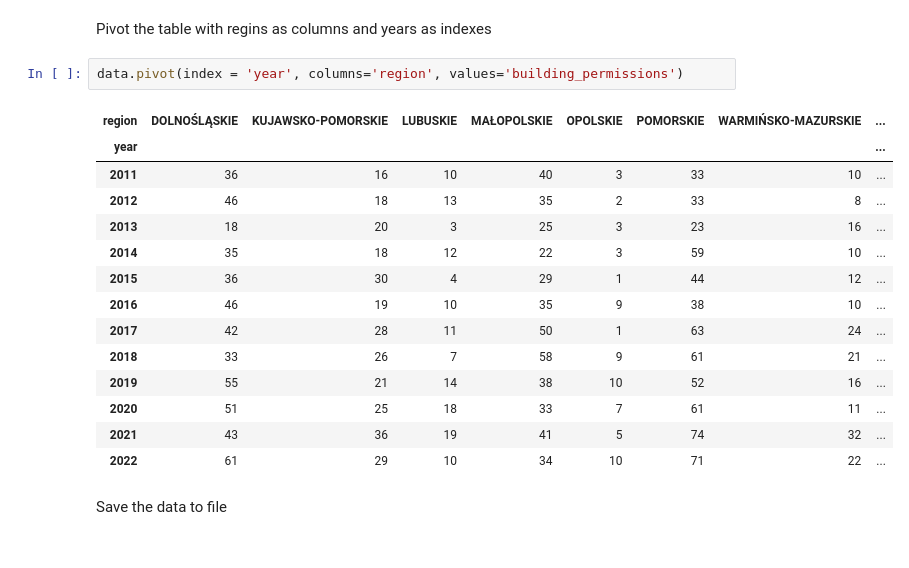
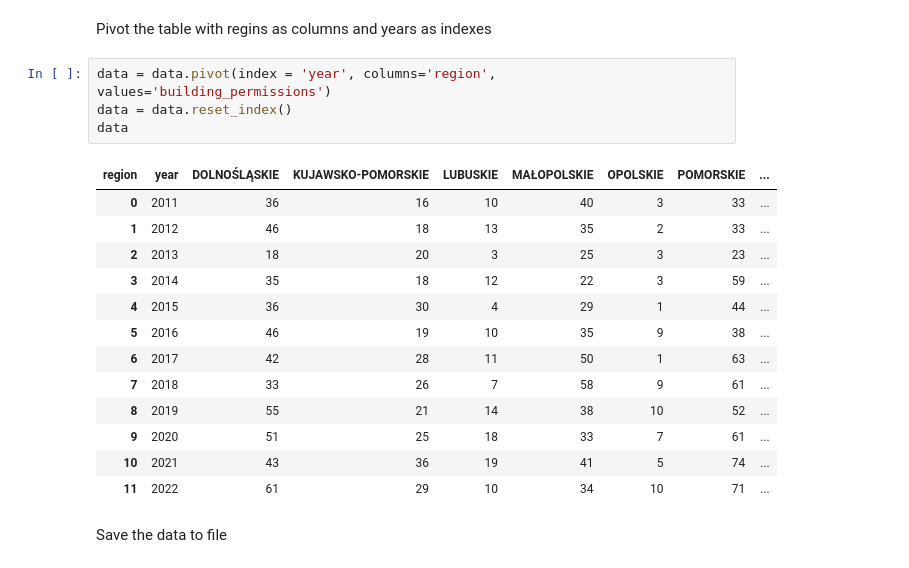
Before and after one commit to tomczykart/housing-market-prediction, a Jupyter notebook: notebooks/import_data.ipynb, the cells around one changed output. Cells and saved outputs as stored; diff of their text form.

```diff
--- a/notebooks/import_data.ipynb
+++ b/notebooks/import_data.ipynb
@@ -46,21 +70,22 @@ data
 # %% [markdown]
 Pivot the table with regins as columns and years as indexes
 # %%
-data.pivot(index = 'year', columns='region', values='building_permissions')
+data = data.pivot(index = 'year', columns='region', values='building_permissions')
+data = data.reset_index()
+data
 # %% [output]
-| region | DOLNOŚLĄSKIE | KUJAWSKO-POMORSKIE | LUBUSKIE | MAŁOPOLSKIE | OPOLSKIE | POMORSKIE | WARMIŃSKO-MAZURSKIE | ... |
-| year |  |  |  |  |  |  |  | ... |
-| 2011 | 36 | 16 | 10 | 40 | 3 | 33 | 10 | ... |
-| 2012 | 46 | 18 | 13 | 35 | 2 | 33 | 8 | ... |
-| 2013 | 18 | 20 | 3 | 25 | 3 | 23 | 16 | ... |
-| 2014 | 35 | 18 | 12 | 22 | 3 | 59 | 10 | ... |
-| 2015 | 36 | 30 | 4 | 29 | 1 | 44 | 12 | ... |
-| 2016 | 46 | 19 | 10 | 35 | 9 | 38 | 10 | ... |
-| 2017 | 42 | 28 | 11 | 50 | 1 | 63 | 24 | ... |
-| 2018 | 33 | 26 | 7 | 58 | 9 | 61 | 21 | ... |
-| 2019 | 55 | 21 | 14 | 38 | 10 | 52 | 16 | ... |
-| 2020 | 51 | 25 | 18 | 33 | 7 | 61 | 11 | ... |
-| 2021 | 43 | 36 | 19 | 41 | 5 | 74 | 32 | ... |
-| 2022 | 61 | 29 | 10 | 34 | 10 | 71 | 22 | ... |
+| region | year | DOLNOŚLĄSKIE | KUJAWSKO-POMORSKIE | LUBUSKIE | MAŁOPOLSKIE | OPOLSKIE | POMORSKIE | ... |
+| 0 | 2011 | 36 | 16 | 10 | 40 | 3 | 33 | ... |
+| 1 | 2012 | 46 | 18 | 13 | 35 | 2 | 33 | ... |
+| 2 | 2013 | 18 | 20 | 3 | 25 | 3 | 23 | ... |
+| 3 | 2014 | 35 | 18 | 12 | 22 | 3 | 59 | ... |
+| 4 | 2015 | 36 | 30 | 4 | 29 | 1 | 44 | ... |
+| 5 | 2016 | 46 | 19 | 10 | 35 | 9 | 38 | ... |
+| 6 | 2017 | 42 | 28 | 11 | 50 | 1 | 63 | ... |
+| 7 | 2018 | 33 | 26 | 7 | 58 | 9 | 61 | ... |
+| 8 | 2019 | 55 | 21 | 14 | 38 | 10 | 52 | ... |
+| 9 | 2020 | 51 | 25 | 18 | 33 | 7 | 61 | ... |
+| 10 | 2021 | 43 | 36 | 19 | 41 | 5 | 74 | ... |
+| 11 | 2022 | 61 | 29 | 10 | 34 | 10 | 71 | ... |
 # %% [markdown]
 Save the data to file
```
Also changed, not shown: parts of 4 cells of this notebook, 2 other files.
